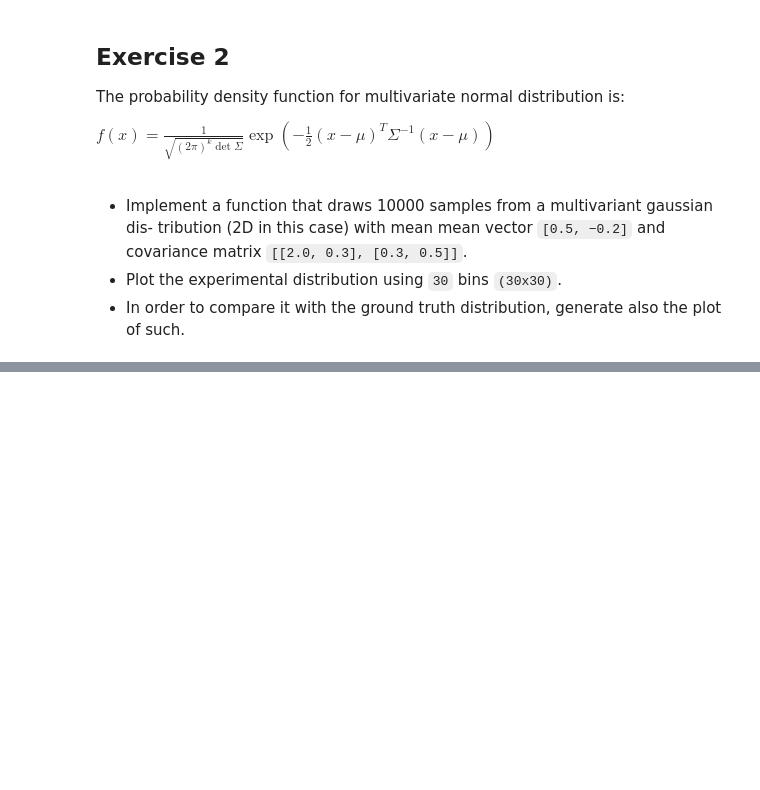
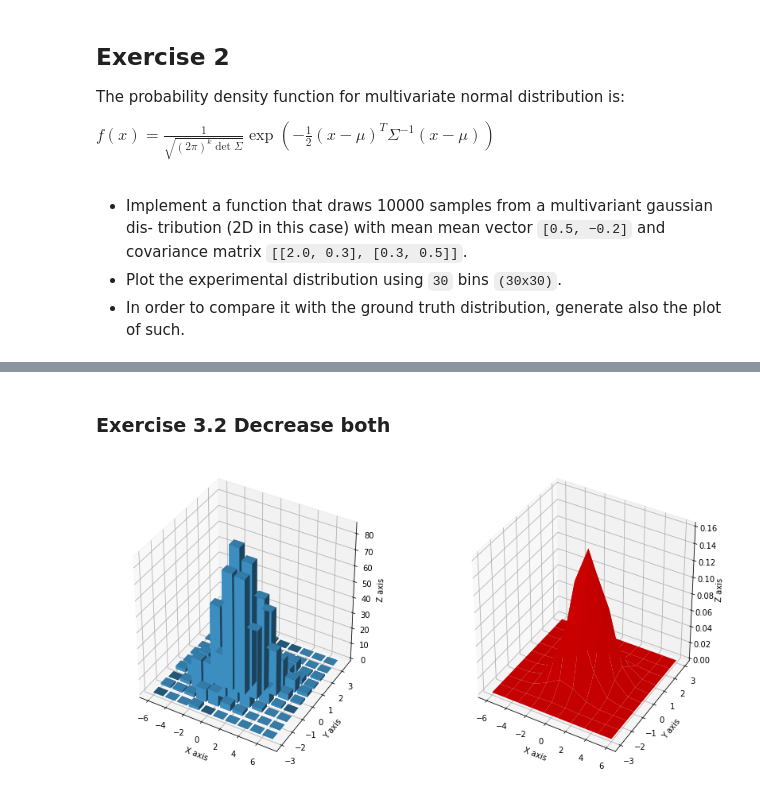
Before and after one commit to Mavengence/Pattern_Analysis_SS20_FAU, a Jupyter notebook: Exercise_1.ipynb, the cells around one changed output, grey strips where cells are left out. Saved outputs shown, nothing was run; the diff lists cells and outputs as text; code cells hidden in the pictures; blank space fills up the shorter version.

```diff
--- a/Exercise_1.ipynb
+++ b/Exercise_1.ipynb
@@ -119,0 +241,12 @@ plt.show()
+# %% [markdown]
+<a name='3.1'></a>
+### Exercise 3.2 Decrease both
+# %%
+# Case 2
+
+bins = 10
+n = 1000
+
+plot_distributions(bins, n)
+# %% [output]
+[figure, added]
```
Also changed, not shown: parts of 25 cells of this notebook.
